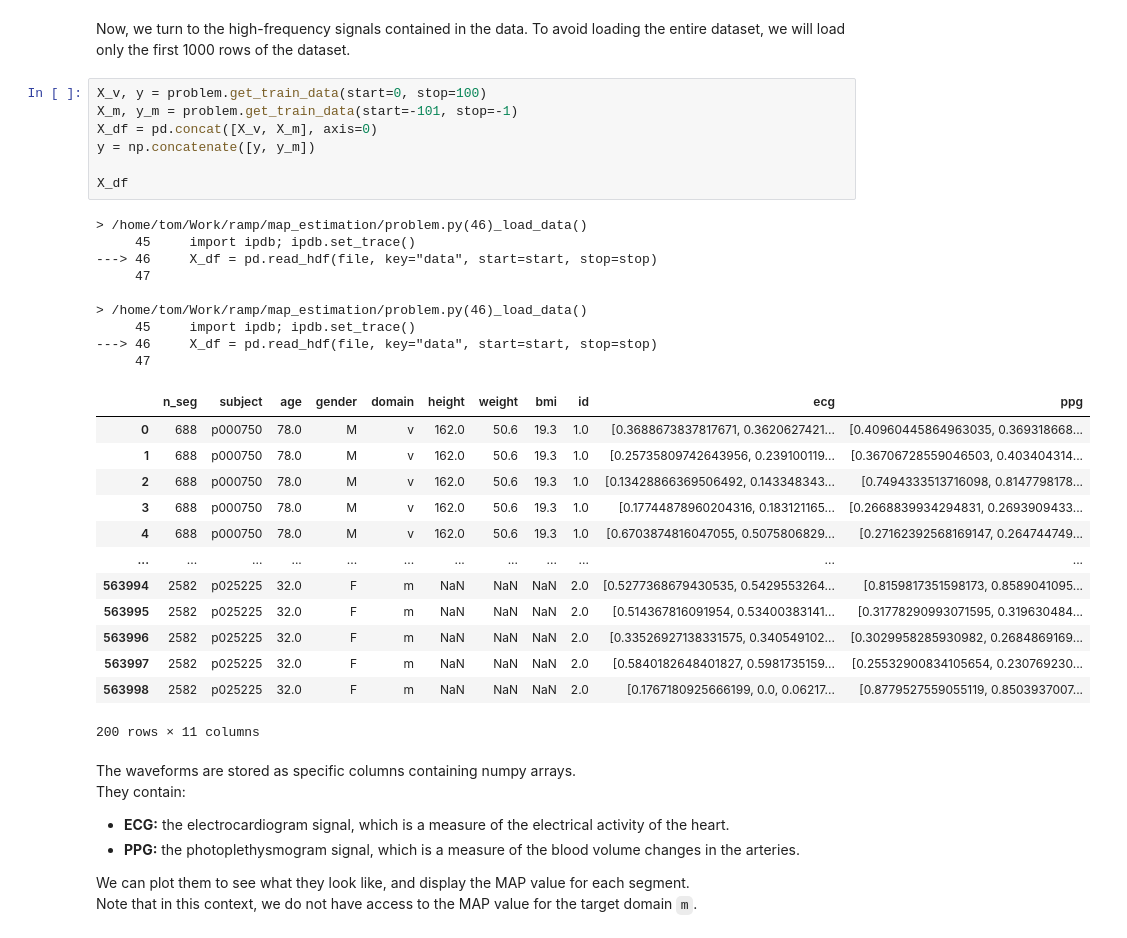
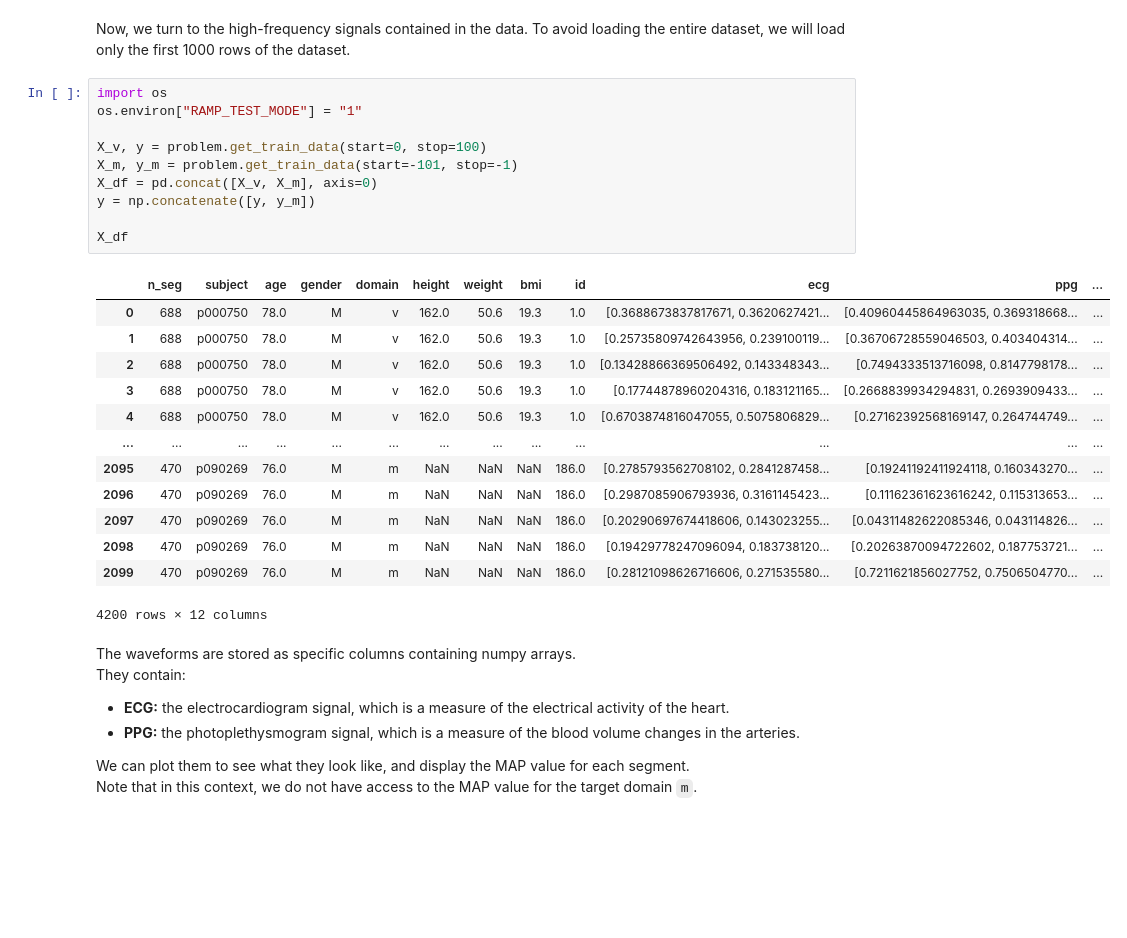
Before and after one commit to waddason/map_estimation, a Jupyter notebook: map_estimation_starting_kit.ipynb, the cells around one changed output. Saved outputs shown, nothing was run; the diff lists cells and outputs as text; blank space fills up the shorter version.

```diff
--- a/map_estimation_starting_kit.ipynb
+++ b/map_estimation_starting_kit.ipynb
@@ -151,35 +146,29 @@ Now, we turn to the high-frequency signals contained in the data.
 To avoid loading the entire dataset, we will load only the first 1000 rows of
 the dataset.
 # %%
+import os
+os.environ["RAMP_TEST_MODE"] = "1"
+
 X_v, y = problem.get_train_data(start=0, stop=100)
 X_m, y_m = problem.get_train_data(start=-101, stop=-1)
 X_df = pd.concat([X_v, X_m], axis=0)
 y = np.concatenate([y, y_m])
 
 X_df
 # %% [output]
+|  | n_seg | subject | age | gender | domain | height | weight | bmi | id | ecg | ppg | ... |
+| 0 | 688 | p000750 | 78.0 | M | v | 162.0 | 50.6 | 19.3 | 1.0 | [0.3688673837817671, 0.3620627421... | [0.40960445864963035, 0.369318668... | ... |
+| 1 | 688 | p000750 | 78.0 | M | v | 162.0 | 50.6 | 19.3 | 1.0 | [0.25735809742643956, 0.239100119... | [0.36706728559046503, 0.403404314... | ... |
+| 2 | 688 | p000750 | 78.0 | M | v | 162.0 | 50.6 | 19.3 | 1.0 | [0.13428866369506492, 0.143348343... | [0.7494333513716098, 0.8147798178... | ... |
+| 3 | 688 | p000750 | 78.0 | M | v | 162.0 | 50.6 | 19.3 | 1.0 | [0.17744878960204316, 0.183121165... | [0.2668839934294831, 0.2693909433... | ... |
+| 4 | 688 | p000750 | 78.0 | M | v | 162.0 | 50.6 | 19.3 | 1.0 | [0.6703874816047055, 0.5075806829... | [0.27162392568169147, 0.264744749... | ... |
+| ... | ... | ... | ... | ... | ... | ... | ... | ... | ... | ... | ... | ... |
+| 2095 | 470 | p090269 | 76.0 | M | m | NaN | NaN | NaN | 186.0 | [0.2785793562708102, 0.2841287458... | [0.19241192411924118, 0.160343270... | ... |
+| 2096 | 470 | p090269 | 76.0 | M | m | NaN | NaN | NaN | 186.0 | [0.2987085906793936, 0.3161145423... | [0.11162361623616242, 0.115313653... | ... |
+| 2097 | 470 | p090269 | 76.0 | M | m | NaN | NaN | NaN | 186.0 | [0.20290697674418606, 0.143023255... | [0.04311482622085346, 0.043114826... | ... |
+| 2098 | 470 | p090269 | 76.0 | M | m | NaN | NaN | NaN | 186.0 | [0.19429778247096094, 0.183738120... | [0.20263870094722602, 0.187753721... | ... |
+| 2099 | 470 | p090269 | 76.0 | M | m | NaN | NaN | NaN | 186.0 | [0.28121098626716606, 0.271535580... | [0.7211621856027752, 0.7506504770... | ... |
-> /home/tom/Work/ramp/map_estimation/problem.py(46)_load_data()
-     45     import ipdb; ipdb.set_trace()
----> 46     X_df = pd.read_hdf(file, key="data", start=start, stop=stop)
-     47
-
-> /home/tom/Work/ramp/map_estimation/problem.py(46)_load_data()
-     45     import ipdb; ipdb.set_trace()
----> 46     X_df = pd.read_hdf(file, key="data", start=start, stop=stop)
-     47
+4200 rows × 12 columns
-|  | n_seg | subject | age | gender | domain | height | weight | bmi | id | ecg | ppg |
-| 0 | 688 | p000750 | 78.0 | M | v | 162.0 | 50.6 | 19.3 | 1.0 | [0.3688673837817671, 0.3620627421... | [0.40960445864963035, 0.369318668... |
-| 1 | 688 | p000750 | 78.0 | M | v | 162.0 | 50.6 | 19.3 | 1.0 | [0.25735809742643956, 0.239100119... | [0.36706728559046503, 0.403404314... |
-| 2 | 688 | p000750 | 78.0 | M | v | 162.0 | 50.6 | 19.3 | 1.0 | [0.13428866369506492, 0.143348343... | [0.7494333513716098, 0.8147798178... |
-| 3 | 688 | p000750 | 78.0 | M | v | 162.0 | 50.6 | 19.3 | 1.0 | [0.17744878960204316, 0.183121165... | [0.2668839934294831, 0.2693909433... |
-| 4 | 688 | p000750 | 78.0 | M | v | 162.0 | 50.6 | 19.3 | 1.0 | [0.6703874816047055, 0.5075806829... | [0.27162392568169147, 0.264744749... |
-| ... | ... | ... | ... | ... | ... | ... | ... | ... | ... | ... | ... |
-| 563994 | 2582 | p025225 | 32.0 | F | m | NaN | NaN | NaN | 2.0 | [0.5277368679430535, 0.5429553264... | [0.8159817351598173, 0.8589041095... |
-| 563995 | 2582 | p025225 | 32.0 | F | m | NaN | NaN | NaN | 2.0 | [0.514367816091954, 0.53400383141... | [0.31778290993071595, 0.319630484... |
-| 563996 | 2582 | p025225 | 32.0 | F | m | NaN | NaN | NaN | 2.0 | [0.33526927138331575, 0.340549102... | [0.3029958285930982, 0.2684869169... |
-| 563997 | 2582 | p025225 | 32.0 | F | m | NaN | NaN | NaN | 2.0 | [0.5840182648401827, 0.5981735159... | [0.25532900834105654, 0.230769230... |
-| 563998 | 2582 | p025225 | 32.0 | F | m | NaN | NaN | NaN | 2.0 | [0.1767180925666199, 0.0, 0.06217... | [0.8779527559055119, 0.8503937007... |
-200 rows × 11 columns
 # %% [markdown]
 The waveforms are stored as specific columns containing numpy arrays.
 They contain:
```
Also changed, not shown: parts of 12 cells of this notebook.
